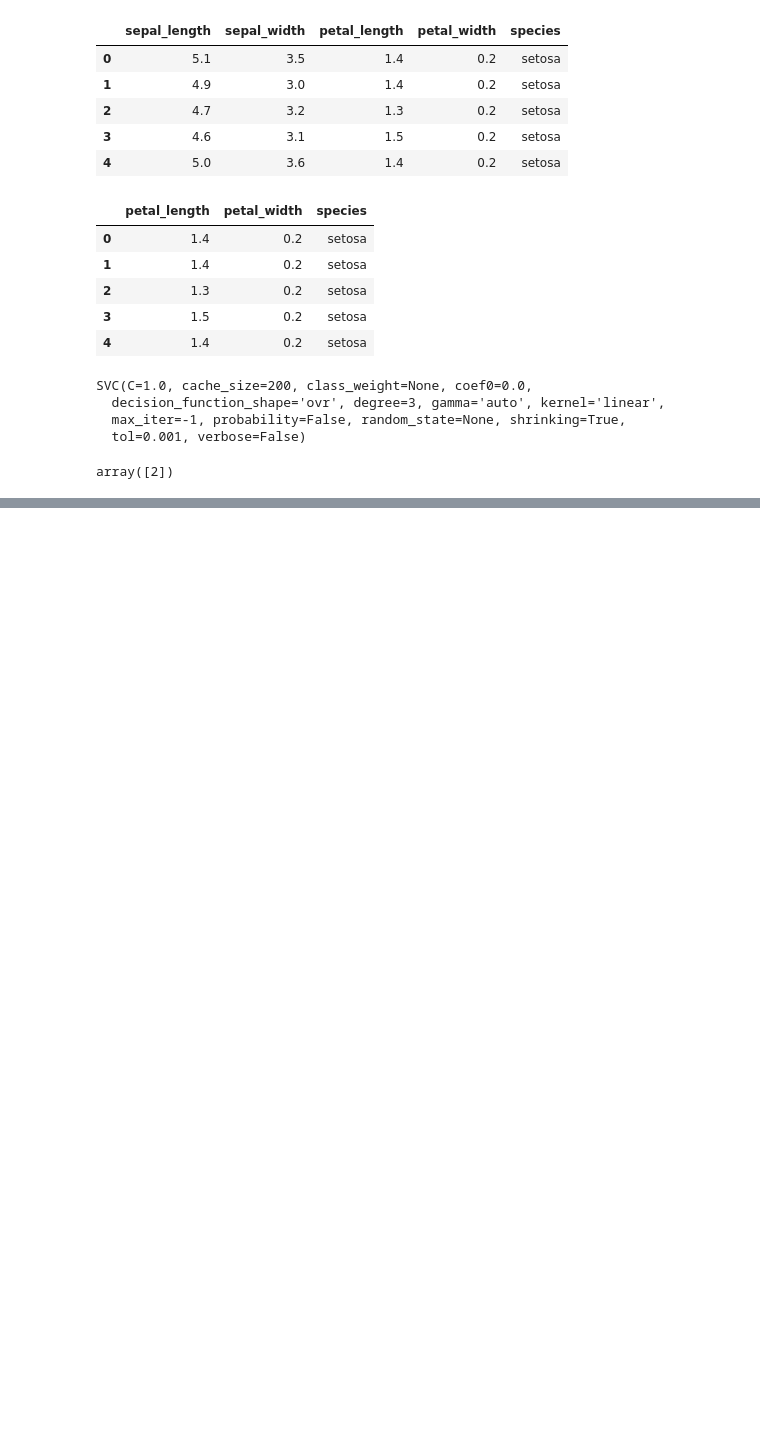
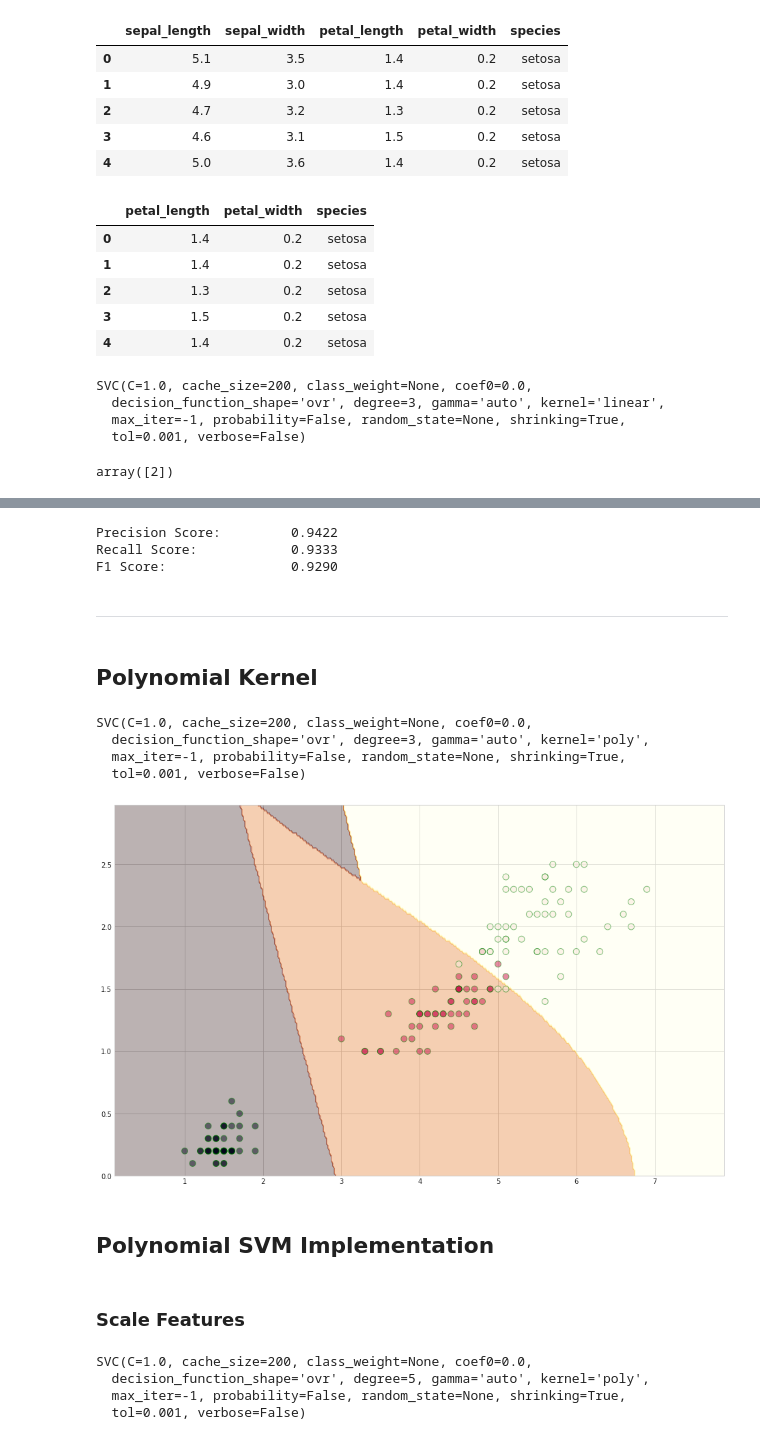
Before and after one commit to ab-anand/Data-Warehouse, a Jupyter notebook: Iris_SVM/SVM with IRIS.ipynb, the cells around one changed output, grey strips where cells are left out. Saved outputs shown, nothing was run; the diff lists cells and outputs as text; code cells hidden in the pictures; blank space fills up the shorter version.

```diff
--- a/Iris_SVM/SVM with IRIS.ipynb
+++ b/Iris_SVM/SVM with IRIS.ipynb
@@ -62,0 +70,13 @@ xx, yy = np.meshgrid(np.arange(x_min, x_max, h),
+# %%
+df = sns.load_dataset('iris')
+from sklearn.model_selection import train_test_split
+from sklearn.preprocessing import StandardScaler
+col = ['petal_length', 'petal_width']
+X = df.loc[:, col]
+species_to_num = {'setosa': 0,
+                  'versicolor': 1,
+                  'virginica': 2}
+df['tmp'] = df['species'].map(species_to_num)
+y = df['tmp']
+X_train, X_test, y_train, y_test = train_test_split(X, y, train_size=0.8,
+                                                   random_state=0)
@@ -62,0 +143,45 @@ xx, yy = np.meshgrid(np.arange(x_min, x_max, h),
+# %%
+print("Precision Score: \t {0:.4f}".format(precision_score(y_test,
+                                                           y_test_pred,
+                                                           average='weighted')))
+print("Recall Score: \t\t {0:.4f}".format(recall_score(y_test,
+                                                     y_test_pred,
+                                                     average='weighted')))
+print("F1 Score: \t\t {0:.4f}".format(f1_score(y_test,
+                                             y_test_pred,
+                                             average='weighted')))
+# %% [output]
+Precision Score:         0.9422
+Recall Score:            0.9333
+F1 Score:                0.9290
+# %% [markdown]
+******
+# %% [markdown]
+##  Polynomial Kernel
+# %%
+C = 1.0
+clf = svm.SVC(kernel='poly', degree=3, C=C)
+clf.fit(X, y)
+# %% [output]
+SVC(C=1.0, cache_size=200, class_weight=None, coef0=0.0,
+  decision_function_shape='ovr', degree=3, gamma='auto', kernel='poly',
+  max_iter=-1, probability=False, random_state=None, shrinking=True,
+  tol=0.001, verbose=False)
+# %%
+Xv = X.values.reshape(-1,1)
+h = 0.02
+x_min, x_max = Xv.min(), Xv.max() + 1
+y_min, y_max = y.min(), y.max() + 1
+xx, yy = np.meshgrid(np.arange(x_min, x_max, h),
+                     np.arange(y_min, y_max, h))
+# %%
+z = clf.predict(np.c_[xx.ravel(), yy.ravel()])
+z = z.reshape(xx.shape)
+fig = plt.figure(figsize=(16,10))
+ax = plt.contourf(xx, yy, z, cmap = 'afmhot', alpha=0.3);
+plt.scatter(X.values[:, 0], X.values[:, 1], c=y, s=80,
+            alpha=0.5, edgecolors='g');
+# %% [output]
+[figure, added]
+# %% [markdown]
+## Polynomial SVM Implementation
@@ -62,0 +202,2 @@ xx, yy = np.meshgrid(np.arange(x_min, x_max, h),
+# %% [markdown]
+### Scale Features
@@ -62,0 +207,9 @@ xx, yy = np.meshgrid(np.arange(x_min, x_max, h),
+# %%
+C = 1.0
+clf = svm.SVC(kernel='poly', degree=5, C=C)
+clf.fit(X_std_train, y_train)
+# %% [output]
+SVC(C=1.0, cache_size=200, class_weight=None, coef0=0.0,
+  decision_function_shape='ovr', degree=5, gamma='auto', kernel='poly',
+  max_iter=-1, probability=False, random_state=None, shrinking=True,
+  tol=0.001, verbose=False)
```
Also changed, not shown: parts of 75 cells of this notebook.
